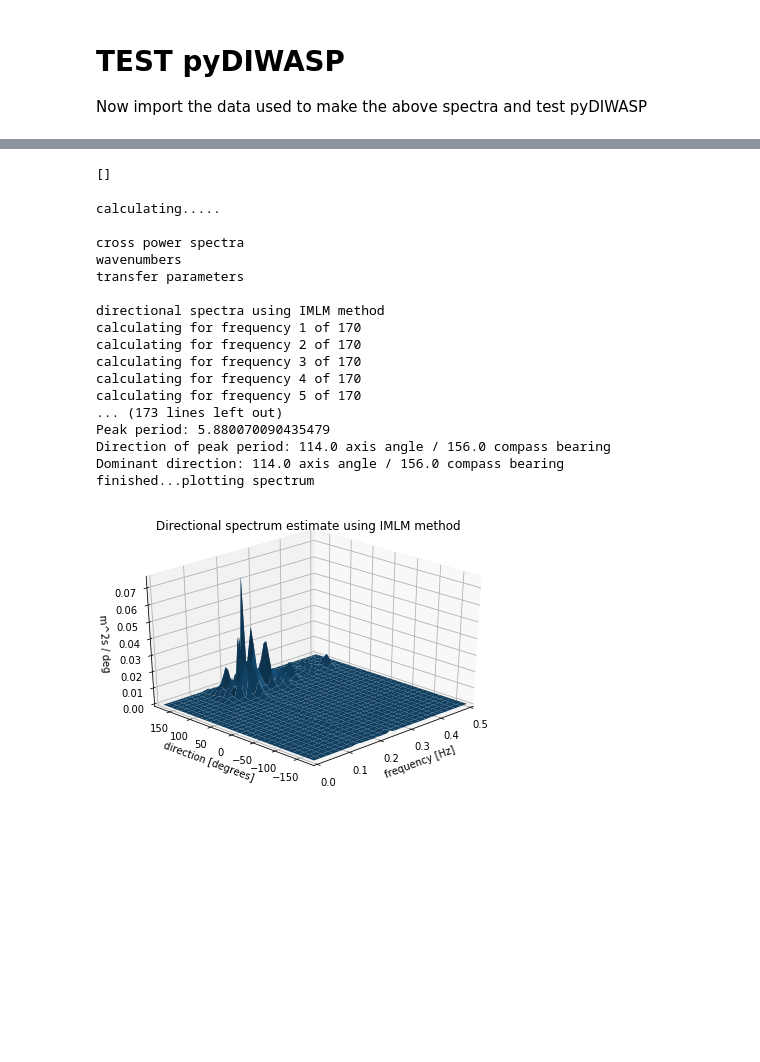
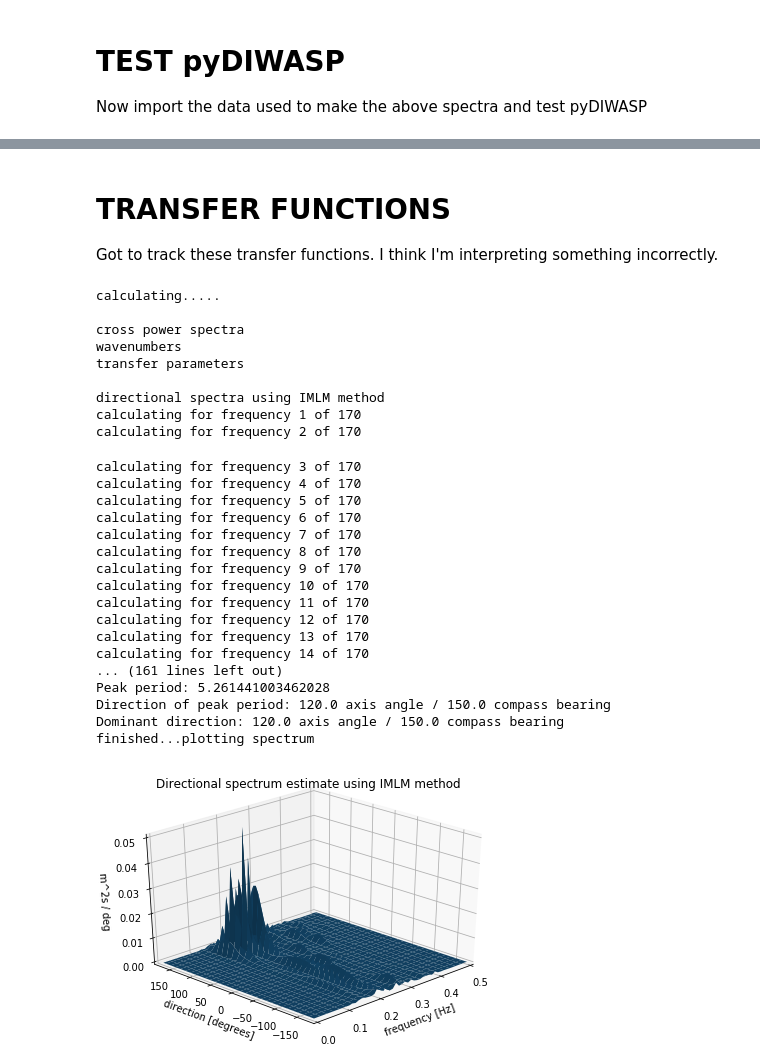
Before and after one commit to iosonobert/pyDIWASP, a Jupyter notebook: integration.ipynb, the cells around one changed output, grey strips where cells are left out. Cells and saved outputs as stored; diff of their text form; code cells hidden in the pictures; blank space fills up the shorter version.

```diff
--- a/integration.ipynb
+++ b/integration.ipynb
@@ -230,34 +202,44 @@ array([[ 0.08609 , -0.043425, -0.095515],
+# %% [markdown]
+# TRANSFER FUNCTIONS
+Got to track these transfer functions. I think I'm interpreting something incorrectly.
 # %%
-# Get SM from above and remove the actual spectrum data
 check_data(ID, 1)
 check_data(SM, 2)
 check_data(EP, 3)
 
 SM_test = SM.copy()
 SM_test.pop('S', None)
+
+ID['depth'] = 4.
+SMpy, EPpy = dirspec(ID, SM_test, EP)
 # %% [output]
-[]
+calculating.....
+
+cross power spectra
+wavenumbers
+transfer parameters
+
+directional spectra using IMLM method
+calculating for frequency 1 of 170
+calculating for frequency 2 of 170
+calculating for frequency 3 of 170
+calculating for frequency 4 of 170
+calculating for frequency 5 of 170
+calculating for frequency 6 of 170
+calculating for frequency 7 of 170
+calculating for frequency 8 of 170
+calculating for frequency 9 of 170
+calculating for frequency 10 of 170
+calculating for frequency 11 of 170
+calculating for frequency 12 of 170
+calculating for frequency 13 of 170
+calculating for frequency 14 of 170
+... (161 lines left out)
+Peak period: 5.261441003462028
+Direction of peak period: 120.0 axis angle / 150.0 compass bearing
+Dominant direction: 120.0 axis angle / 150.0 compass bearing
+finished...plotting spectrum
+[figure, added]
-# %%
-SMpy, EPpy = dirspec(ID, SM_test, EP)
-# %% [output]
-calculating.....
-
-cross power spectra
-wavenumbers
-transfer parameters
-
-directional spectra using IMLM method
-calculating for frequency 1 of 170
-calculating for frequency 2 of 170
-calculating for frequency 3 of 170
-calculating for frequency 4 of 170
-calculating for frequency 5 of 170
-... (173 lines left out)
-Peak period: 5.880070090435479
-Direction of peak period: 114.0 axis angle / 156.0 compass bearing
-Dominant direction: 114.0 axis angle / 156.0 compass bearing
-finished...plotting spectrum
-[figure, removed]
 # %%
 
 plt.figure()
```
Also changed, not shown: parts of 7 cells of this notebook, 2 other files.
